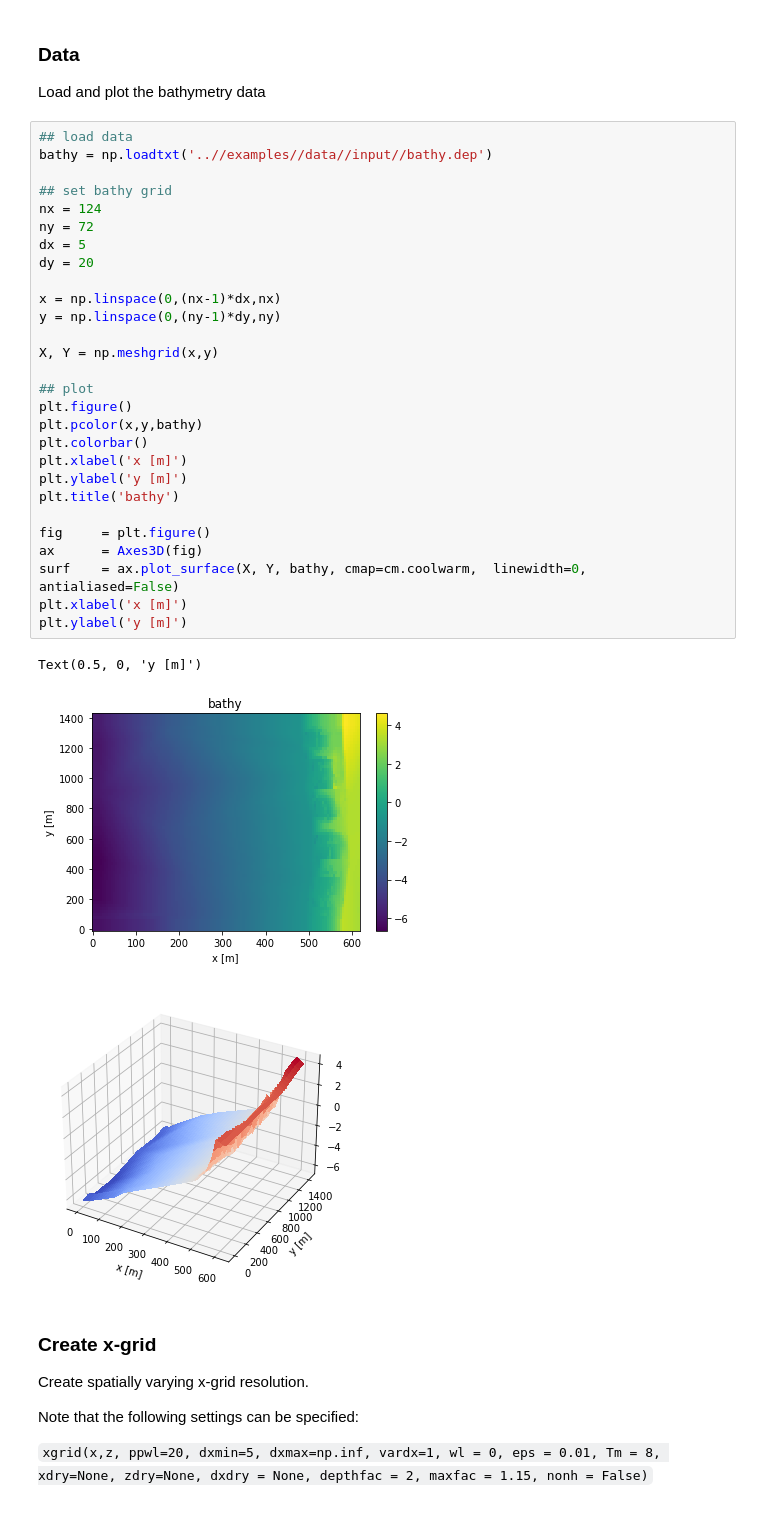
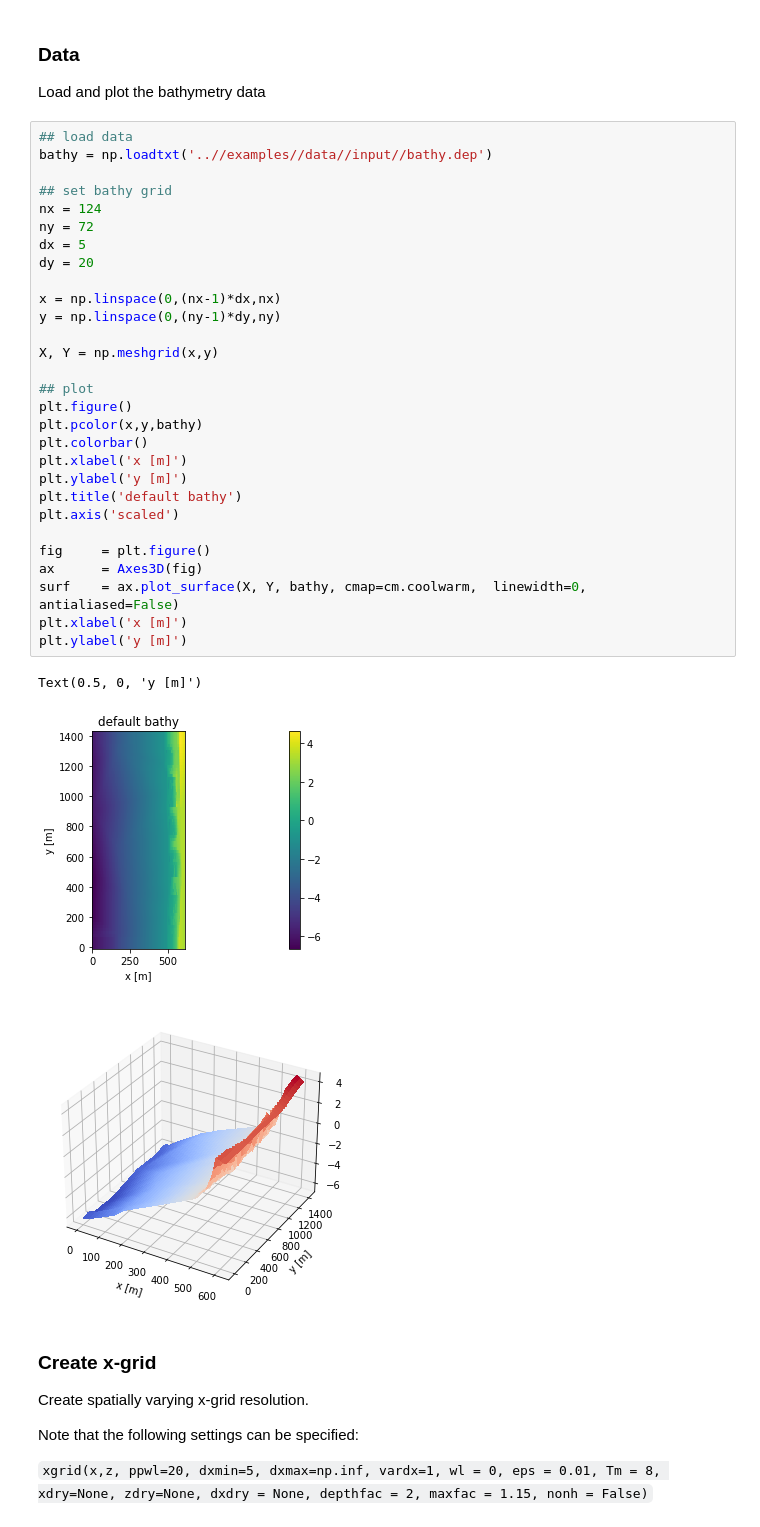
Before and after one commit to openearth/xbeach-toolbox, a Jupyter notebook: docs/source/xbeach-setup-2D.ipynb, the cells around one changed output. Cells and saved outputs as stored; diff of their text form.

```diff
--- a/docs/source/xbeach-setup-2D.ipynb
+++ b/docs/source/xbeach-setup-2D.ipynb
@@ -26,34 +34,35 @@ Load and plot the bathymetry data
 # %%
 ## load data
 bathy = np.loadtxt('..//examples//data//input//bathy.dep')
 
 ## set bathy grid
 nx = 124
 ny = 72
 dx = 5
 dy = 20
 
 x = np.linspace(0,(nx-1)*dx,nx)
 y = np.linspace(0,(ny-1)*dy,ny)
 
 X, Y = np.meshgrid(x,y)
 
 ## plot
 plt.figure()
 plt.pcolor(x,y,bathy)
 plt.colorbar()
 plt.xlabel('x [m]')
 plt.ylabel('y [m]')
-plt.title('bathy')
+plt.title('default bathy')
+plt.axis('scaled')
 
 fig     = plt.figure()
 ax      = Axes3D(fig)
 surf    = ax.plot_surface(X, Y, bathy, cmap=cm.coolwarm,  linewidth=0, antialiased=False)
 plt.xlabel('x [m]')
 plt.ylabel('y [m]')
 # %% [output]
 Text(0.5, 0, 'y [m]')
-[figure, old version]
+[figure, new version]
 [figure]
 # %% [markdown]
 ### Create x-grid
```
Also changed, not shown: parts of 8 cells of this notebook, 2 other files.
